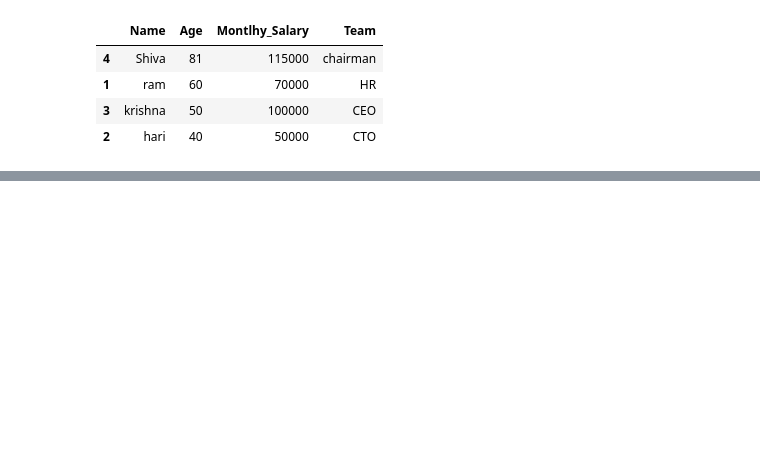
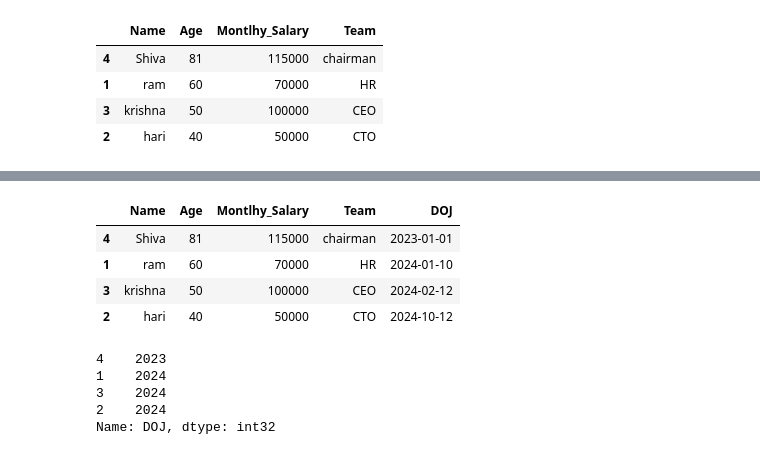
Before and after one commit to kaflebiplob/ML_BASICS, a Jupyter notebook: pandas_basic/pandas_basic_test.ipynb, the cells around one changed output, grey strips where cells are left out. Cells and saved outputs as stored; diff of their text form; code cells hidden in the pictures; blank space fills up the shorter version.

```diff
--- a/pandas_basic/pandas_basic_test.ipynb
+++ b/pandas_basic/pandas_basic_test.ipynb
@@ -274,0 +330,17 @@ df
+# %%
+df.drop('DOJ2',inplace=True,axis=1)
+df
+# %% [output]
+|  | Name | Age | Montlhy_Salary | Team | DOJ |
+| 4 | Shiva | 81 | 115000 | chairman | 2023-01-01 |
+| 1 | ram | 60 | 70000 | HR | 2024-01-10 |
+| 3 | krishna | 50 | 100000 | CEO | 2024-02-12 |
+| 2 | hari | 40 | 50000 | CTO | 2024-10-12 |
+# %%
+df['DOJ'].dt.year
+# %% [output]
+4    2023
+1    2024
+3    2024
+2    2024
+Name: DOJ, dtype: int32
```
Also changed, not shown: parts of 13 cells of this notebook.
